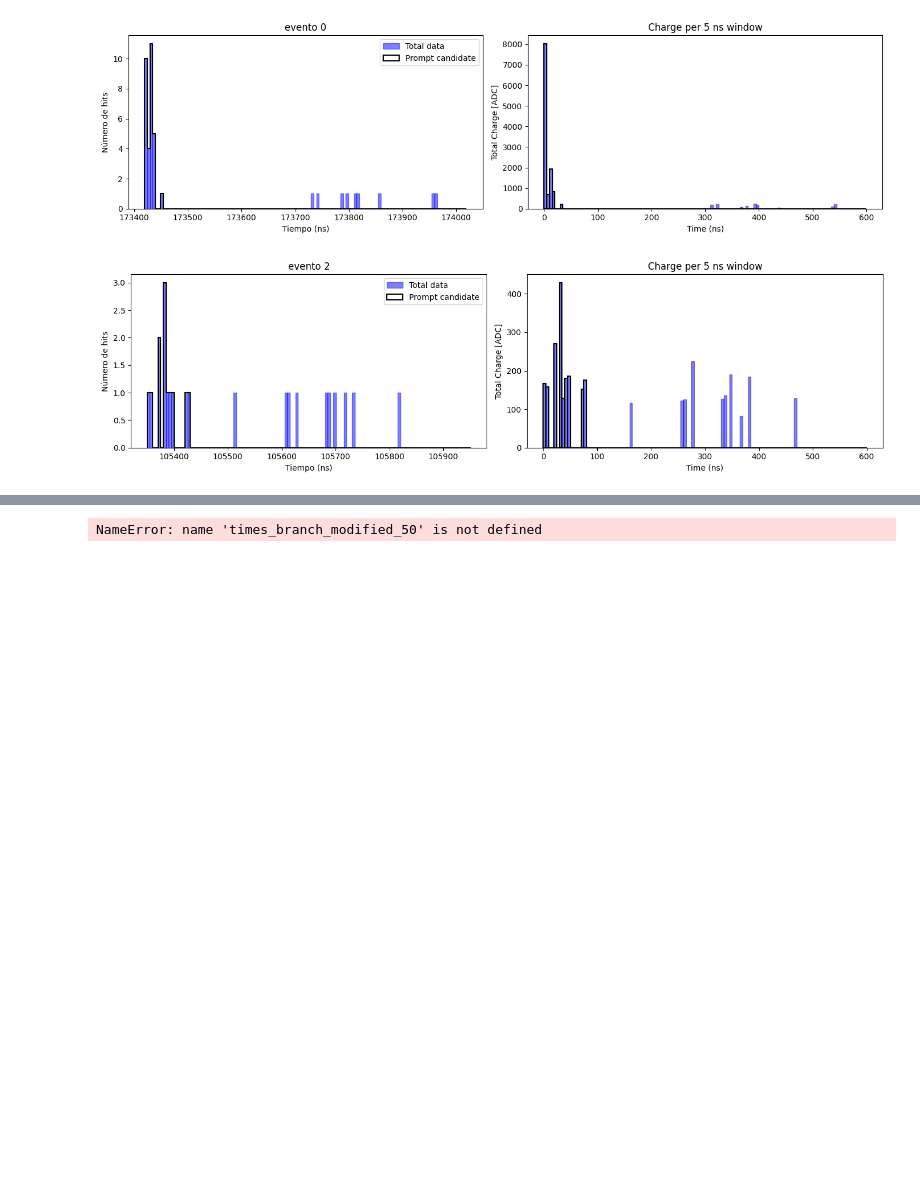
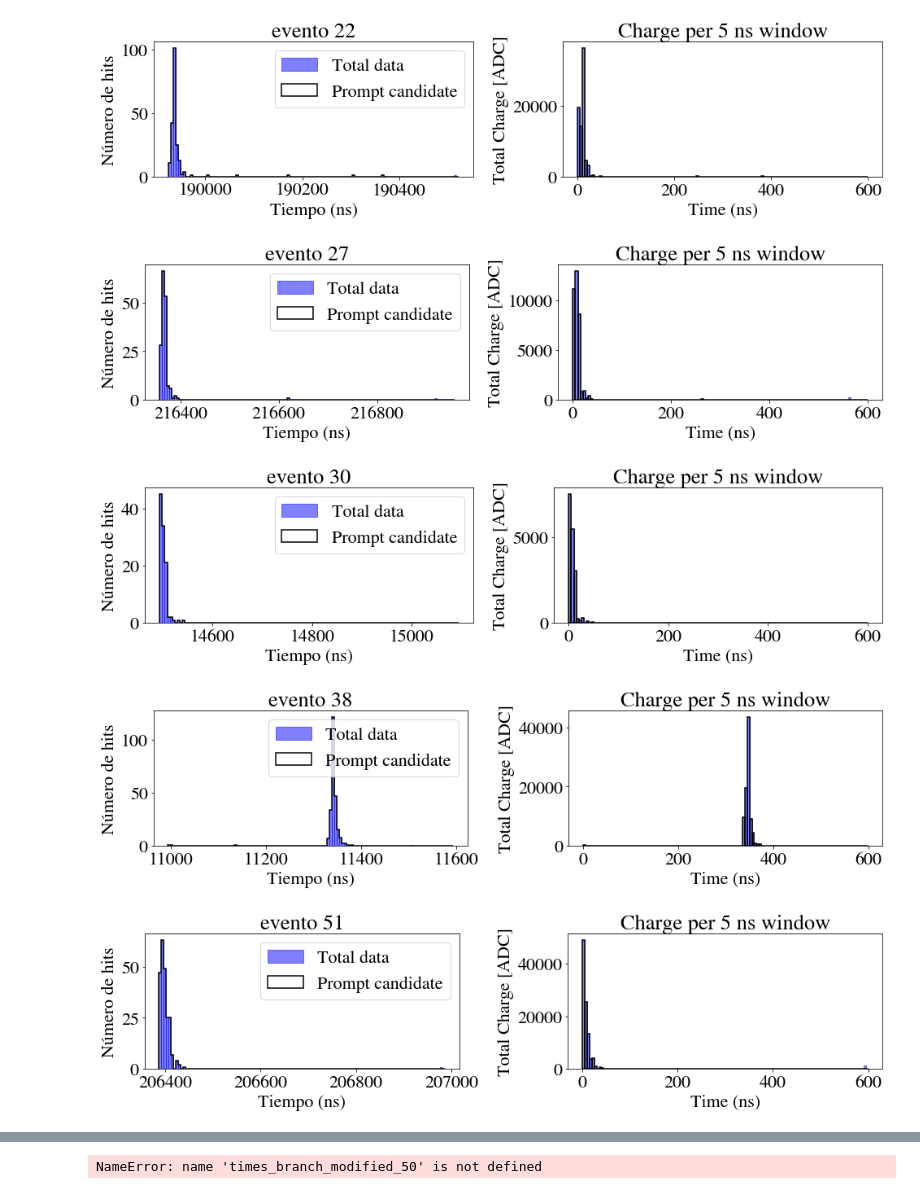
Before and after one commit to halmamol/WCTECoincidence_Analysis, a Jupyter notebook: nHits_count/jupyter_notebooks/spillsDelete.ipynb, the cells around one changed output, grey strips where cells are left out. Saved outputs shown, nothing was run; the diff lists cells and outputs as text; code cells hidden in the pictures; blank space fills up the shorter version.

```diff
--- a/nHits_count/jupyter_notebooks/spillsDelete.ipynb
+++ b/nHits_count/jupyter_notebooks/spillsDelete.ipynb
@@ -172,5 +193,5 @@ plt.show()
 # %%
-bin_window = 100
+bin_window = 4000
 
 nHits_tot = functions_spills.counting_nHits_window(event_number_branch, times_branch_modified_chargesTT, bin_window)
 nHits_in = functions_spills.counting_nHits_window(event_number_branch, times_branch_sorted_TOF, bin_window)
@@ -242,6 +263,6 @@ plt.show()
 # %%
-threshold_times_50 = functions_spills.prompt_candidates(event_number_branch, times_branch_modified_chargesTT, 100, 200, 10, 50)
-threshold_times_50_sig = functions_spills.prompt_candidates(event_number_branch_sig, times_branch_modified_chargesTT_sig, 100, 200, 10, 50)
+threshold_times_prompt = functions_spills.prompt_candidates(event_number_branch, times_branch_modified_chargesTT, 500, 200, 100, 300)
+threshold_times_prompt_sig = functions_spills.prompt_candidates(event_number_branch_sig, times_branch_modified_chargesTT_sig, 500, 200, 100, 300)
 # %% [output]
 Searching prompt candidates on event 0...
 Searching prompt candidates on event 1000...
@@ -262,19 +296,18 @@ Total de elementos en todas las listas: 770
 # %%
-trigger_times_half = dict(list(threshold_charges.items())[0:2])
-bin_time = 250
-delta = 30000
+trigger_times_half = dict(list(threshold_times_prompt_sig.items())[0:10])
+bin_time = 10
+delta = 100
 
 for event_number in trigger_times_half:
     for start_time in trigger_times_half[event_number]:
-        times_branch_event = times_branch_sorted_TOF[event_number]
-        charges_branch_event = charge_branch_sorted[event_number]
+        times_branch_event = times_branch_sorted_TOF_sig[event_number]
+        charges_branch_event = charge_branch_sorted_sig[event_number]
 
         mask = (times_branch_event >= start_time) & (times_branch_event < start_time + delta)
 
         time = times_branch_event[mask]
         charge = charges_branch_event[mask]
 
-        plt.style.use('default')
         fig, axs = plt.subplots(1, 2, figsize=(12, 4))
 
         # --- Subplot 2: Histograma de número de hits en ventanas de 10 ns ---
@@ -308,13 +349,13 @@ for event_number in trigger_times_half:
 '\n        plt.figure(figsize=(8, 4))\n        plt.hist(charge, bins=100, color=\'blue\', edgecolor=\'navy\')\n        plt.xlabel(\'Charge (u.a)\')\n        plt.ylabel(\'Número de hits\')\n        plt ...
 # %%
-window_ns = 100
+window_ns = 500
 
 times_branch_sup5 = []
 for event in event_number_branch:
 
-    if event in threshold_times_50.keys():
+    if event in threshold_times_prompt.keys():
 
-        all_hits = [t for ref_time in threshold_times_50[event]
+        all_hits = [t for ref_time in threshold_times_prompt[event]
             for t in times_branch_modified_chargesTT[event]
             if ref_time <= t <= ref_time + window_ns]
     else:
@@ -324,9 +365,9 @@ for event in event_number_branch:
 
 times_branch_sup5_sig = []
 for event in event_number_branch_sig:
-    if event in  threshold_times_50_sig.keys():
+    if event in  threshold_times_prompt_sig.keys():
 
-        all_hits = [t for ref_time in threshold_times_50_sig[event]
+        all_hits = [t for ref_time in threshold_times_prompt_sig[event]
             for t in times_branch_modified_chargesTT_sig[event]
             if ref_time <= t <= ref_time + window_ns]
     else:
@@ -350,5 +406,5 @@ print(times_branch_modified_chargesTT_sig[0])
 # %%
-threshold_times_50_cutted = dict(list(threshold_times_50_sig.items())[0:2])
+threshold_times_50_cutted = dict(list(threshold_times_prompt_sig.items())[0:5])
 
 for event_number in threshold_times_50_cutted:
     for start_time in threshold_times_50_cutted[event_number]:
@@ -401,33 +457,36 @@ for event_number in threshold_times_50_cutted:
         axs[0].legend()
 
         # Right: Bar plot of charges
         axs[1].bar(
             np.arange(0, 0 + 600, bin_time),
             sum_charges,
             width=bin_time,
             color='blue',
             align='edge',
             edgecolor='navy',
             alpha=0.5,
             label="Total data"
         )
         axs[1].bar(
             np.arange(0, 0 + 600, bin_time),
             sum_charges_sup5,
             width=bin_time,
             facecolor='none',
             align='edge',
             edgecolor='black',
             linewidth=1.5,
             label="Prompt candidate"
         )
         axs[1].set_xlabel("Time (ns)")
         axs[1].set_ylabel("Total Charge [ADC]")
         axs[1].set_title(f"Charge per {bin_time} ns window")
 
         plt.tight_layout()
         plt.show()
 # %% [output]
-[figure, old version]
+[figure, new version]
-[figure, old version]
+[figure, new version]
+[figure, added]
+[figure, added]
+[figure, added]
 # %%
```
Also changed, not shown: parts of 19 cells of this notebook, 5 other files.
